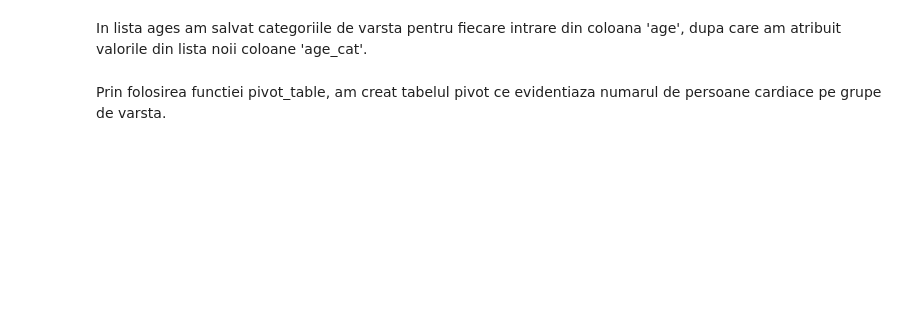
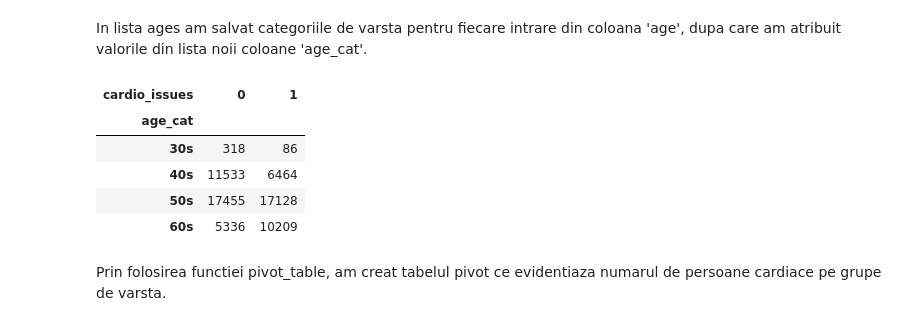
Before and after one commit to bojiix/RAM-OSI-BAN-AI, a Jupyter notebook: SDP_team_project_Group9.ipynb, the cells around one changed output. Drawn from its saved outputs; the diff is of its cells as text; code cells hidden in the pictures; blank space fills up the shorter version.

```diff
--- a/SDP_team_project_Group9.ipynb
+++ b/SDP_team_project_Group9.ipynb
@@ -460,8 +511,15 @@ df['age_cat']=ages
 # %% [markdown]
 In lista ages am salvat categoriile de varsta pentru fiecare intrare din coloana 'age', dupa care am atribuit valorile din lista noii coloane 'age_cat'.
 # %%
-tb1 = df.pivot_table(values='id',index='age_cat',columns='cardio', aggfunc=len, fill_value=0)
+tb1 = data.pivot_table(values='id',index='age_cat',columns='cardio_issues', aggfunc=len, fill_value=0)
 tb1
+# %% [output]
+| cardio_issues | 0 | 1 |
+| age_cat |  |  |
+| 30s | 318 | 86 |
+| 40s | 11533 | 6464 |
+| 50s | 17455 | 17128 |
+| 60s | 5336 | 10209 |
 # %% [markdown]
 Prin folosirea functiei pivot_table, am creat tabelul pivot ce evidentiaza numarul de persoane cardiace pe grupe de varsta.
 # %%
```
Also changed, not shown: parts of 19 cells of this notebook.
